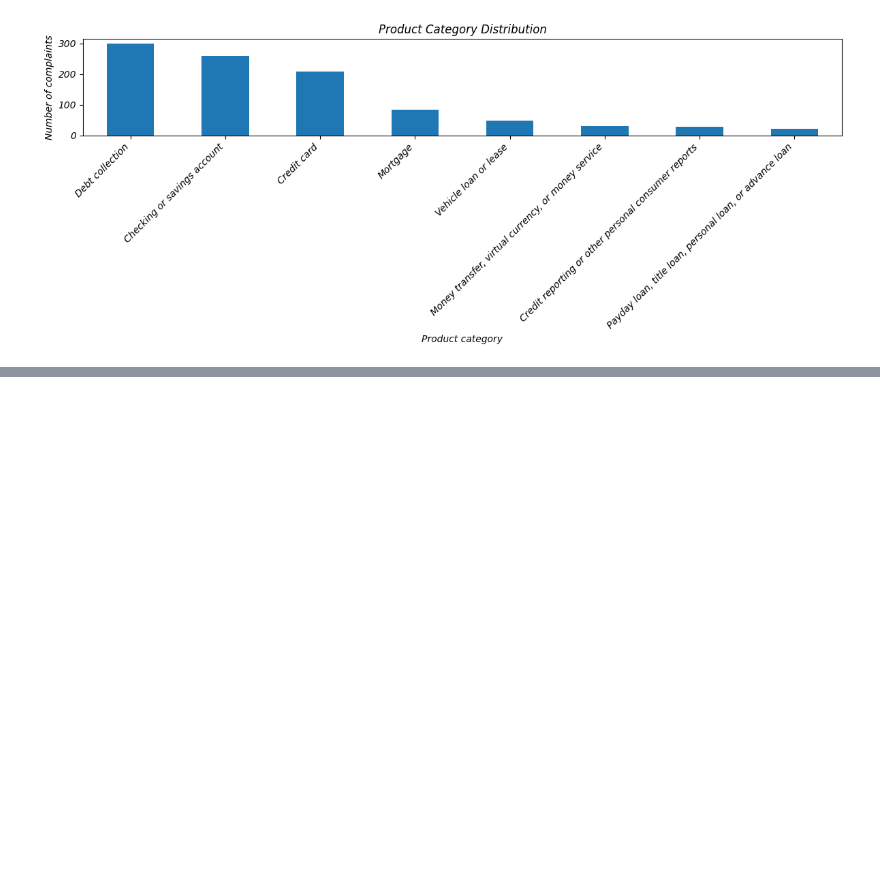
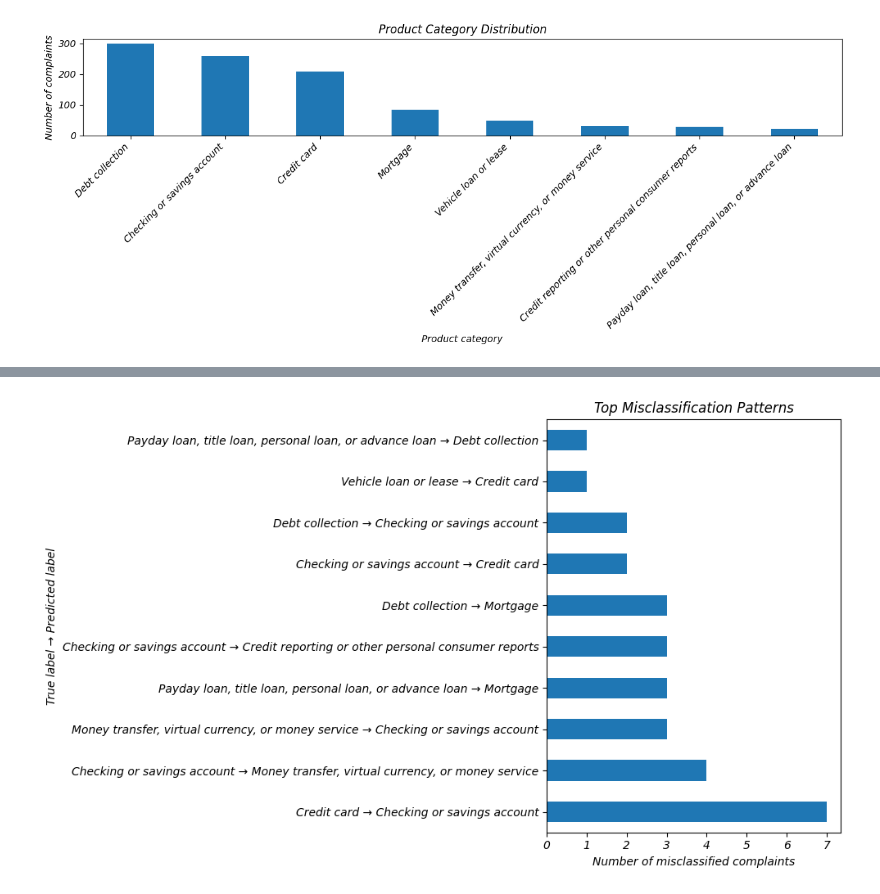
Before and after one commit to ozzy2438/Complaint-Intelligence-Platform-PII-Safe-Classification-RAG-Assistant-for-Financial-Complaints, a Jupyter notebook: complaint-intelligence-platform/notebooks/03_baseline_classification.ipynb, the cells around one changed output, grey strips where cells are left out. Drawn from its saved outputs; the diff is of its cells as text; code cells hidden in the pictures; blank space fills up the shorter version.

```diff
--- a/complaint-intelligence-platform/notebooks/03_baseline_classification.ipynb
+++ b/complaint-intelligence-platform/notebooks/03_baseline_classification.ipynb
@@ -141,0 +397,10 @@ plt.show()
+# %%
+error_pairs = (
+    misclassified_df
+    .groupby(["true_label", "predicted_label"])
+    .size()
+    .reset_index(name="count")
+    .sort_values("count", ascending=False)
+)
+
+error_pairs
@@ -141,0 +425,22 @@ plt.show()
+# %%
+top_error_pairs = error_pairs.head(10).copy()
+
+top_error_pairs["error_pair"] = (
+    top_error_pairs["true_label"] + " → " + top_error_pairs["predicted_label"]
+)
+
+top_error_pairs.plot(
+    kind="barh",
+    x="error_pair",
+    y="count",
+    figsize=(10, 6),
+    legend=False,
+    title="Top Misclassification Patterns"
+)
+
+plt.xlabel("Number of misclassified complaints")
+plt.ylabel("True label → Predicted label")
+plt.tight_layout()
+plt.show()
+# %% [output]
+[figure, added]
```
Also changed, not shown: parts of 24 cells of this notebook, 4 other files.
